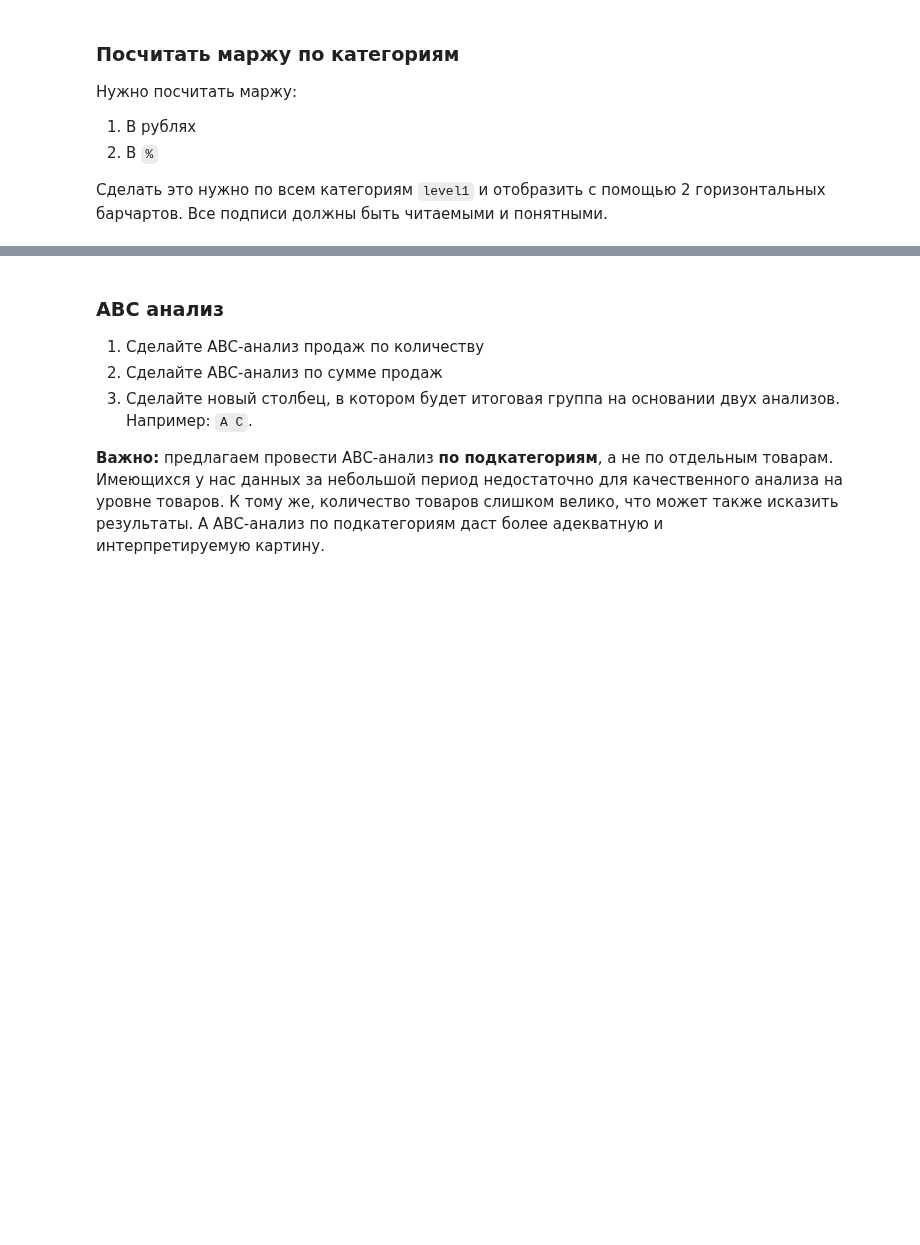
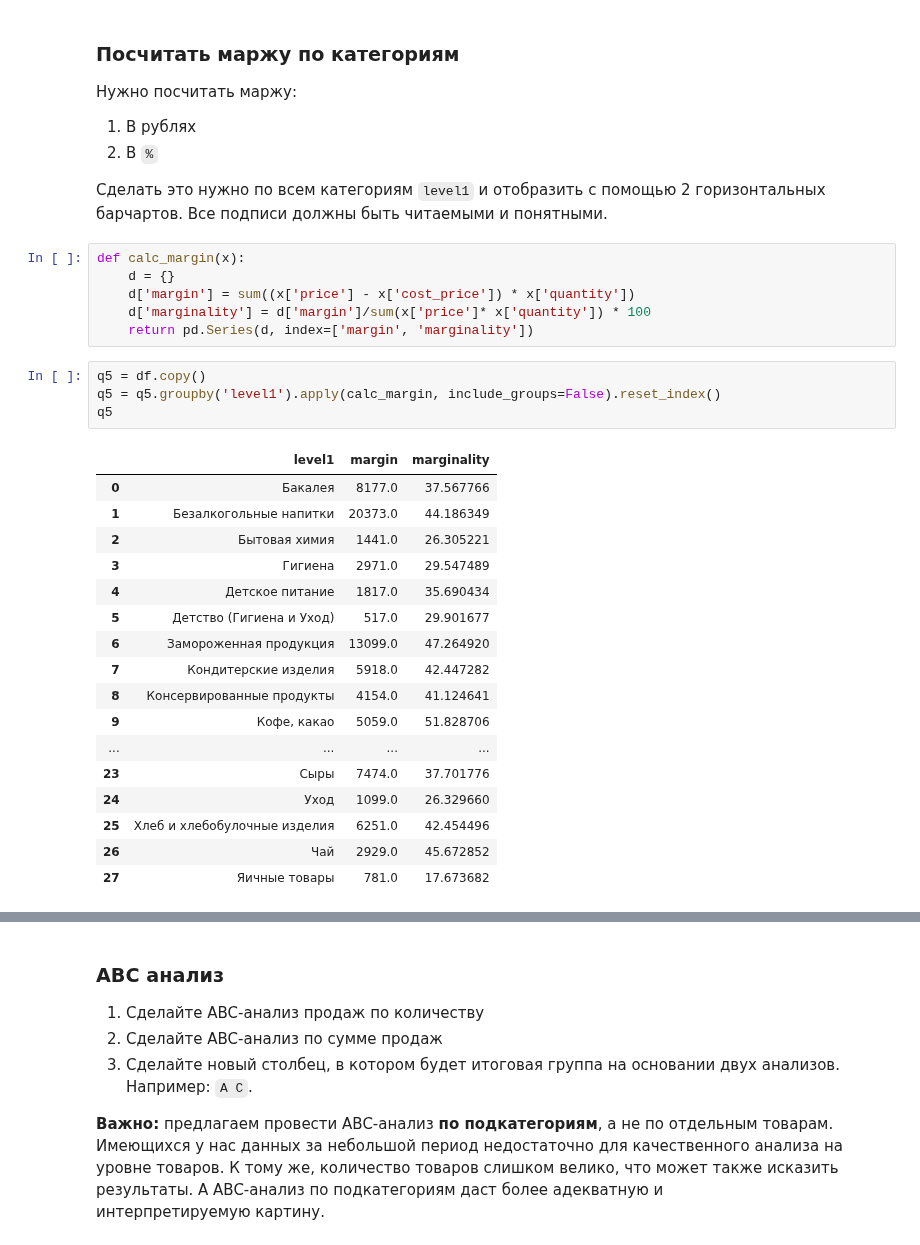
Before and after one commit to mishandri/Data-Analysis, a Jupyter notebook: 10. Итоговый проект Pandas/Решение.ipynb, the cells around one changed output, grey strips where cells are left out. Drawn from its saved outputs; the diff is of its cells as text; blank space fills up the shorter version.

```diff
--- a/10. Итоговый проект Pandas/Решение.ipynb
+++ b/10. Итоговый проект Pandas/Решение.ipynb
@@ -213,3 +213,31 @@ plt.show();
 2.  В `%`
 
 Сделать это нужно по всем категориям `level1` и отобразить с помощью 2 горизонтальных барчартов. Все подписи должны быть читаемыми и понятными.
+# %%
+def calc_margin(x):
+    d = {}
+    d['margin'] = sum((x['price'] - x['cost_price']) * x['quantity'])
+    d['marginality'] = d['margin']/sum(x['price']* x['quantity']) * 100
+    return pd.Series(d, index=['margin', 'marginality'])
+# %%
+q5 = df.copy()
+q5 = q5.groupby('level1').apply(calc_margin, include_groups=False).reset_index()
+q5
+# %% [output]
+|  | level1 | margin | marginality |
+| 0 | Бакалея | 8177.0 | 37.567766 |
+| 1 | Безалкогольные напитки | 20373.0 | 44.186349 |
+| 2 | Бытовая химия | 1441.0 | 26.305221 |
+| 3 | Гигиена | 2971.0 | 29.547489 |
+| 4 | Детское питание | 1817.0 | 35.690434 |
+| 5 | Детство (Гигиена и Уход) | 517.0 | 29.901677 |
+| 6 | Замороженная продукция | 13099.0 | 47.264920 |
+| 7 | Кондитерские изделия | 5918.0 | 42.447282 |
+| 8 | Консервированные продукты | 4154.0 | 41.124641 |
+| 9 | Кофе, какао | 5059.0 | 51.828706 |
+| ... | ... | ... | ... |
+| 23 | Сыры | 7474.0 | 37.701776 |
+| 24 | Уход | 1099.0 | 26.329660 |
+| 25 | Хлеб и хлебобулочные изделия | 6251.0 | 42.454496 |
+| 26 | Чай | 2929.0 | 45.672852 |
+| 27 | Яичные товары | 781.0 | 17.673682 |
```
Also changed, not shown: parts of 2 cells of this notebook.
